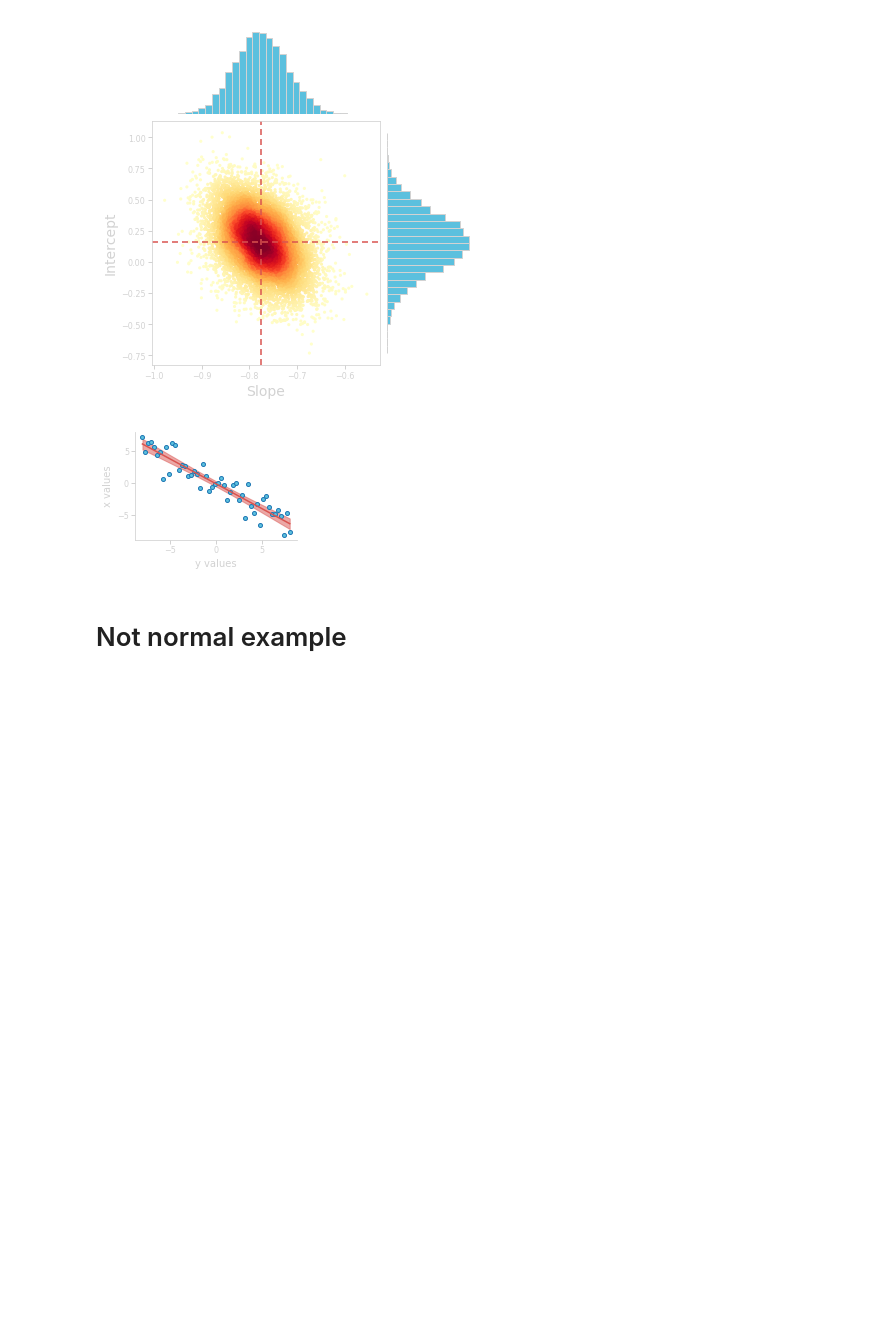
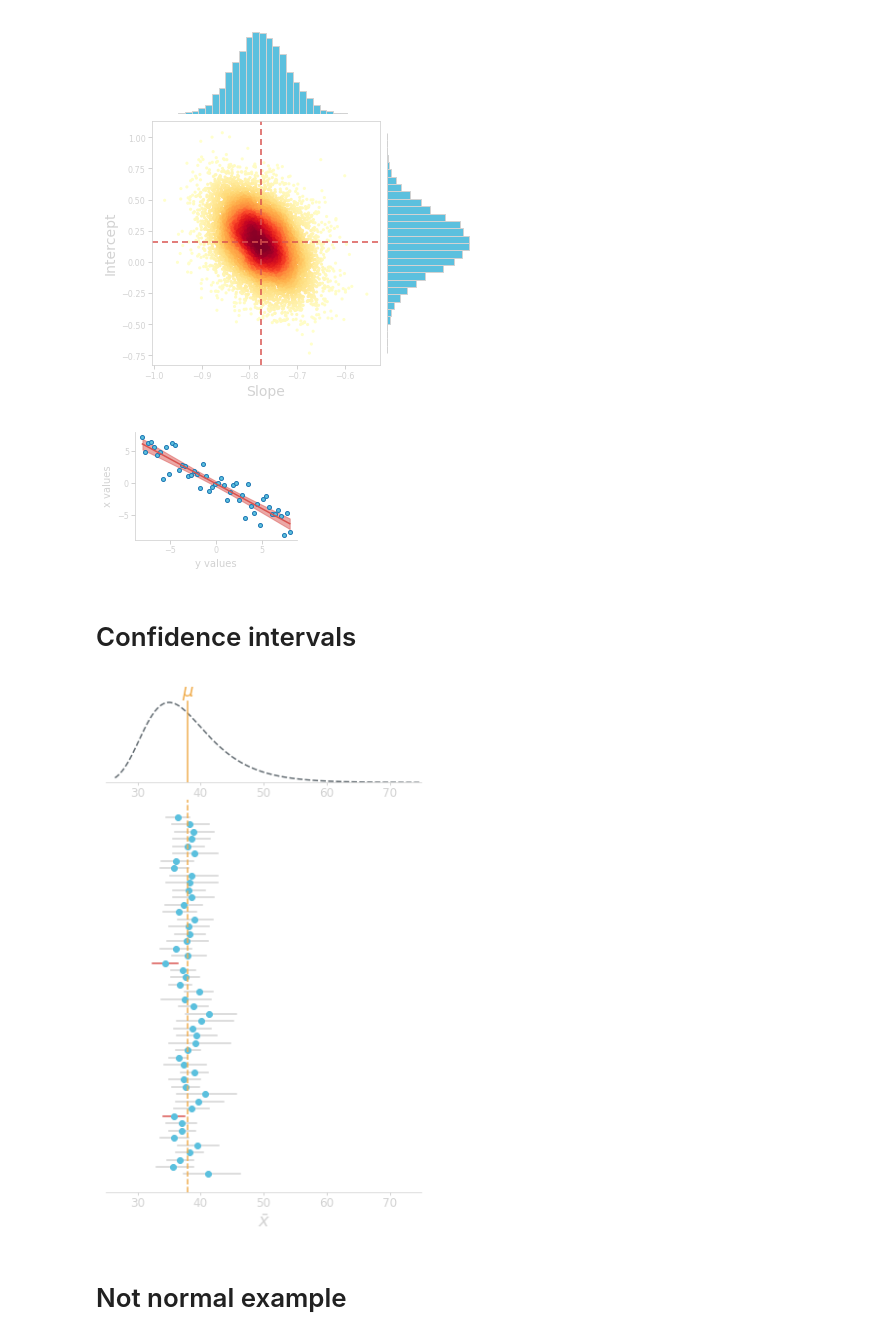
Before and after one commit to gcalmettes/stats13-slides, a Jupyter notebook: notebook-fig/figs-slides-1-data-presentation.ipynb, the cells around one changed output. Cells and saved outputs as stored; diff of their text form; code cells hidden in the pictures; blank space fills up the shorter version.

```diff
--- a/notebook-fig/figs-slides-1-data-presentation.ipynb
+++ b/notebook-fig/figs-slides-1-data-presentation.ipynb
@@ -1352,6 +1447,67 @@ ax.fill_between(t, np.sort(linreg_lines1, axis=0)[250, :], np.sort(linreg_lines1
 plt.savefig("/Users/Gui/Box Sync/_STATS13/_Slides/_stats13-Lectures/assets/img/lec/bootstrap-showcase-regression-ci.svg", transparent=True)
 # %% [output]
 [figure]
+# %% [markdown]
+# Confidence intervals
+# %%
+color=colors["lightgray"]
+
+gumbel_r = stats.gumbel_r(35, 5)
+data = gumbel_r.rvs(500)
+true_mean = np.mean(data)
+
+fig = plt.figure(figsize=(5, 8))
+ax1 = fig.add_axes([0.05, 0.8, 0.9, 0.15])
+ax2 = fig.add_axes([0.05, 0.07, 0.9, 0.7])
+
+for ax in [ax1]:
+    ax.plot(x_dist, gumbel_r.pdf(x_dist), color=colors["gray"], ls="--")
+    for spine in ["top", "right",  "left"]:
+        ax.spines[spine].set_visible(False)
+    for spine in ["bottom"]:
+        ax.spines[spine].set_color(color)
+    ax.tick_params(width=1, size=3, labelsize=12, color=color, labelcolor=color, pad=1)
+    ax.set_yticks([])
+    ax.set_ylim(0)
+    ax.set_xlim(25, 75)
+    ax.axvline(data.mean(), color=colors["orange"], ymax=0.97)
+    ax.text(data.mean(), ax.get_ylim()[0]+(ax.get_ylim()[1]-ax.get_ylim()[0])*1.03, "$\mu$", ha="center", color=colors["orange"], size=18)
+
+
+for ax in [ax2]:
+    ax.set_xlim(ax1.get_xlim())
+    for i in range(50):
+        sample_idx = np.random.randint(0, data.size, size=20)
+        sample = data[sample_idx]
+
+        res_mean = np.zeros(10000)
+        for j in range(10000):
+            bootsample = np.random.choice(sample, size=len(sample))
+            res_mean[j] = np.mean(bootsample)
+        ci95 = np.percentile(res_mean, [2.5, 97.5])
+        if (true_mean>=ci95[0]) & (true_mean<=ci95[1]):
+            color = colors['lightgray']
+        else:
+            color = colors['red']
+        ax.plot(ci95, [100-i, 100-i], color=color)
+        ax.plot(np.mean(sample), 100-i, "o", color=colors["blue"])
+    ax.axvline(np.mean(data), ls="--", color=colors["orange"])
+
+    for spine in ["top", "right",  "left"]:
+        ax.spines[spine].set_visible(False)
+    for spine in ["bottom"]:
+        ax.spines[spine].set_color(color)
+    ax.tick_params(width=1, size=3, labelsize=12, color=color, labelcolor=color, pad=1)
+    ax.set_yticks([])
+    ax.set_xlabel(r"$\bar{x}$", size=18, color=colors["lightgray"])
+    #ax.set_ylim(0, 0.1)
+    #ax.set_xlim(20, 75)
+
+
+
+plt.savefig("/Users/Gui/Box Sync/_STATS13/_Slides/_stats13-Lectures/assets/img/lec/sampling-confidence-intervals.svg", transparent=True)
+# %% [output]
+[figure, added]
 # %% [markdown]
 # Not normal example
 # %% [markdown]
```
Also changed, not shown: parts of 2 cells of this notebook, 8 other files.
